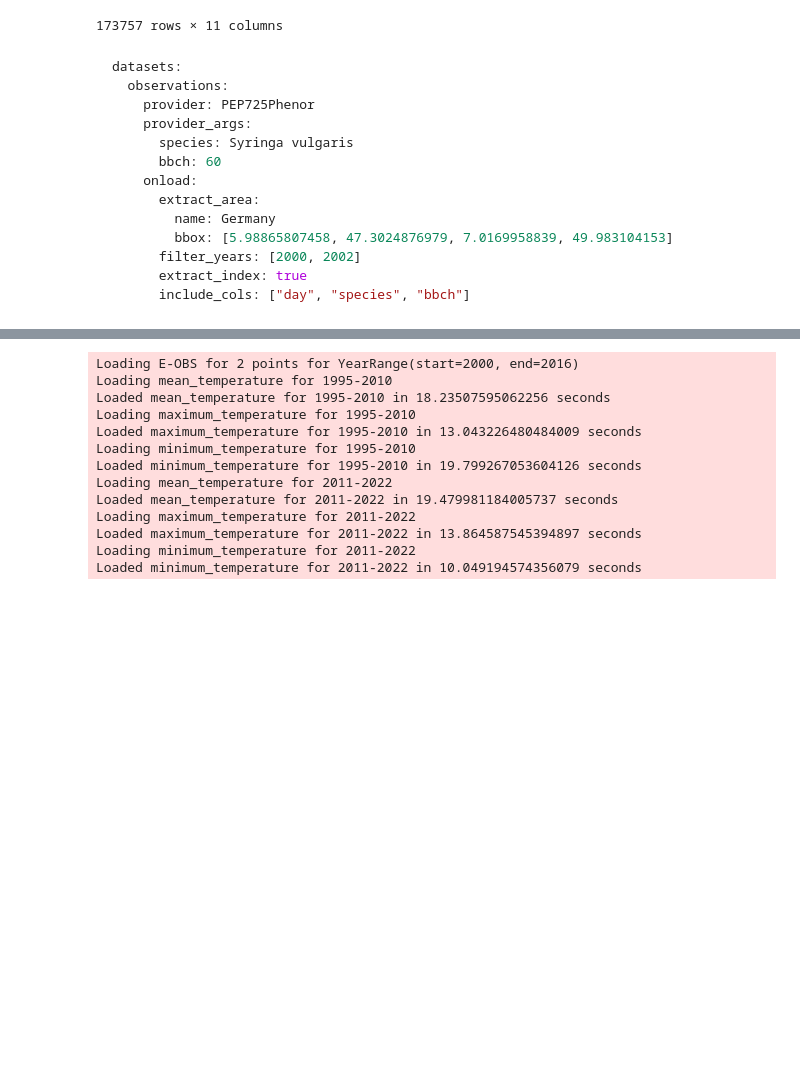
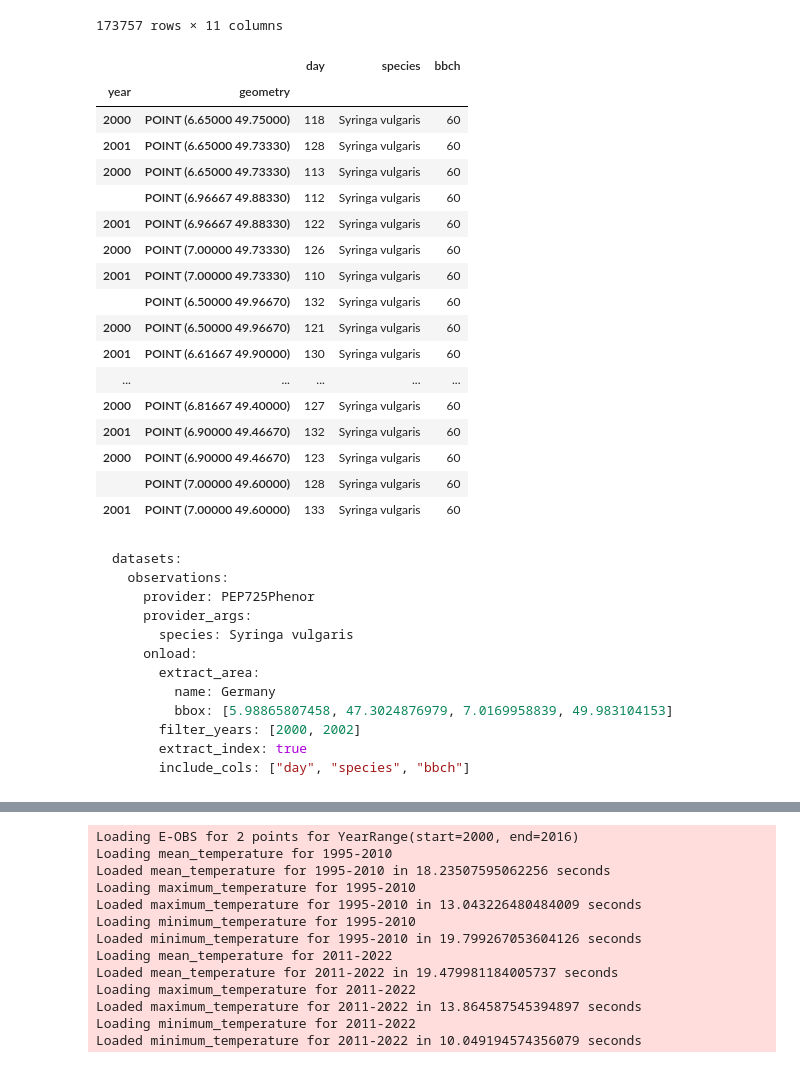
Before and after one commit to phenology/springtime, a Jupyter notebook: data.ipynb, the cells around one changed output, grey strips where cells are left out. Saved outputs shown, nothing was run; the diff lists cells and outputs as text; code cells hidden in the pictures; blank space fills up the shorter version.

```diff
--- a/data.ipynb
+++ b/data.ipynb
@@ -40,22 +40,43 @@ pd.read_csv(dataset._location)
 | 173756 | 19285 | 60 | 2003 | 113 | UK | Syringa vulgaris | 968311 | -3.5170 | 58.6000 | -1 | 968311 |
 173757 rows × 11 columns
 # %%
-area = (
-    {
+from springtime.utils import NamedArea
+
+area = NamedArea(
+    **{
         "name": "Germany",
         "bbox": [
             5.98865807458,
             47.3024876979,
             7.0169958839,
             49.983104153,
         ],
-    },
+    }
 )
 
 
-PEP725Phenor(species="Syringa vulgaris", bbch=60).load(
+PEP725Phenor(species="Syringa vulgaris").load(
     extract_area=area,
-    filter_years=[2000, 2002],
-    extract_index=True,
-    include_cols=["day", "species", "bbch"],
+    extract_years=[2000, 2002],
+    set_index=["year", "geometry"],
+    include_cols=["day"],
 )
+# %% [output]
+|  |  | day | species | bbch |
+| year | geometry |  |  |  |
+| 2000 | POINT (6.65000 49.75000) | 118 | Syringa vulgaris | 60 |
+| 2001 | POINT (6.65000 49.73330) | 128 | Syringa vulgaris | 60 |
+| 2000 | POINT (6.65000 49.73330) | 113 | Syringa vulgaris | 60 |
+|  | POINT (6.96667 49.88330) | 112 | Syringa vulgaris | 60 |
+| 2001 | POINT (6.96667 49.88330) | 122 | Syringa vulgaris | 60 |
+| 2000 | POINT (7.00000 49.73330) | 126 | Syringa vulgaris | 60 |
+| 2001 | POINT (7.00000 49.73330) | 110 | Syringa vulgaris | 60 |
+|  | POINT (6.50000 49.96670) | 132 | Syringa vulgaris | 60 |
+| 2000 | POINT (6.50000 49.96670) | 121 | Syringa vulgaris | 60 |
+| 2001 | POINT (6.61667 49.90000) | 130 | Syringa vulgaris | 60 |
+| ... | ... | ... | ... | ... |
+| 2000 | POINT (6.81667 49.40000) | 127 | Syringa vulgaris | 60 |
+| 2001 | POINT (6.90000 49.46670) | 132 | Syringa vulgaris | 60 |
+| 2000 | POINT (6.90000 49.46670) | 123 | Syringa vulgaris | 60 |
+|  | POINT (7.00000 49.60000) | 128 | Syringa vulgaris | 60 |
+| 2001 | POINT (7.00000 49.60000) | 133 | Syringa vulgaris | 60 |
@@ -66,7 +99,6 @@ datasets:
     provider: PEP725Phenor
     provider_args:
       species: Syringa vulgaris
-      bbch: 60
     onload:
       extract_area:
         name: Germany
```
Also changed, not shown: parts of 1 cell of this notebook, 10 other files.
